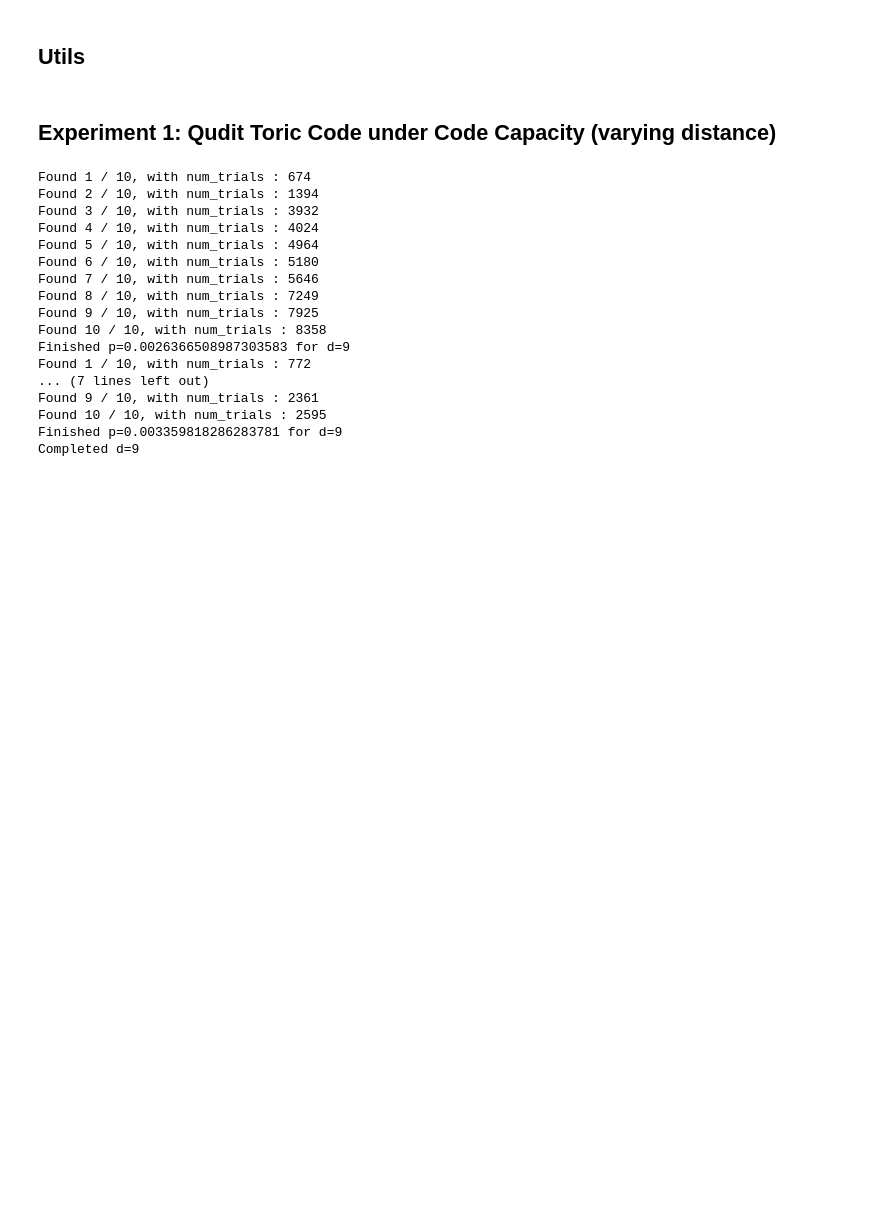
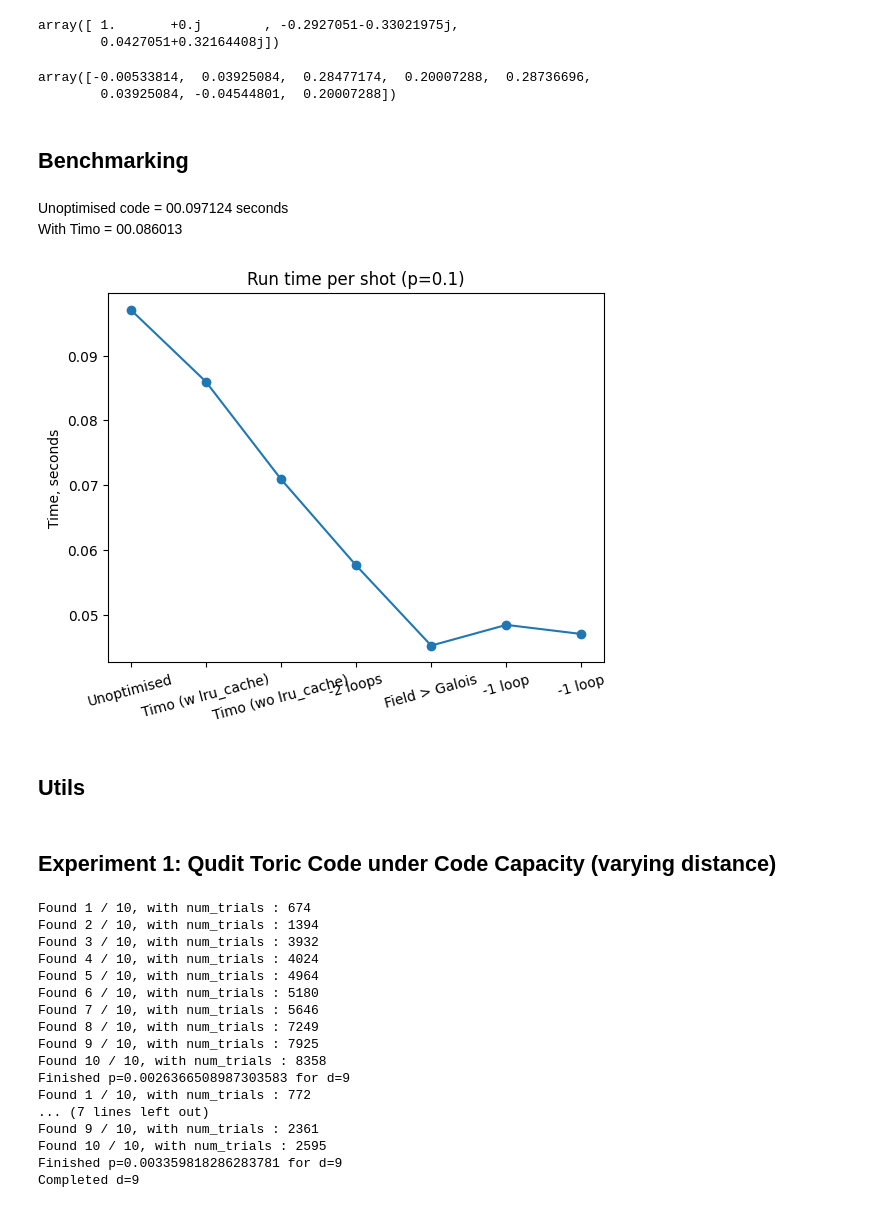
Before and after one commit to e-kneip/bbqudit, a Jupyter notebook: bbq/notebooks/results.ipynb, the cells around one changed output. Drawn from its saved outputs; the diff is of its cells as text; code cells hidden in the pictures; blank space fills up the shorter version.

```diff
--- a/bbq/results.ipynb
+++ b/bbq/notebooks/results.ipynb
@@ -11,0 +113,5 @@ import datetime
+# %%
+y
+# %% [output]
+array([ 1.       +0.j        , -0.2927051-0.33021975j,
+        0.0427051+0.32164408j])
@@ -12,3 +121,24 @@ import datetime
+# %%
+np.fft.irfft(y2)
+# %% [output]
+array([-0.00533814,  0.03925084,  0.28477174,  0.20007288,  0.28736696,
+        0.03925084, -0.04544801,  0.20007288])
+# %% [markdown]
+## Benchmarking
+# %% [markdown]
+Unoptimised code = 00.097124 seconds \
+With Timo = 00.086013
+# %%
+time = [0.097124, 0.086013, 0.070947, 0.057622, 0.045219, 0.048417, 0.047008]
+
+plt.plot(time, marker='o')
+plt.title('Run time per shot (p=0.1)')
+# plt.xlabel('Optimising steps...')
+plt.ylabel('Time, seconds')
+plt.xticks([0, 1, 2, 3, 4, 5, 6], ['Unoptimised', 'Timo (w lru_cache)', 'Timo (wo lru_cache)', '-2 loops', 'Field > Galois', '-1 loop', '-1 loop'])
+plt.xticks(rotation=15);
+# %% [output]
+[figure, added]
 # %% [markdown]
 ## Utils
 # %%
```
Also changed, not shown: parts of 26 cells of this notebook, 6 other files.
